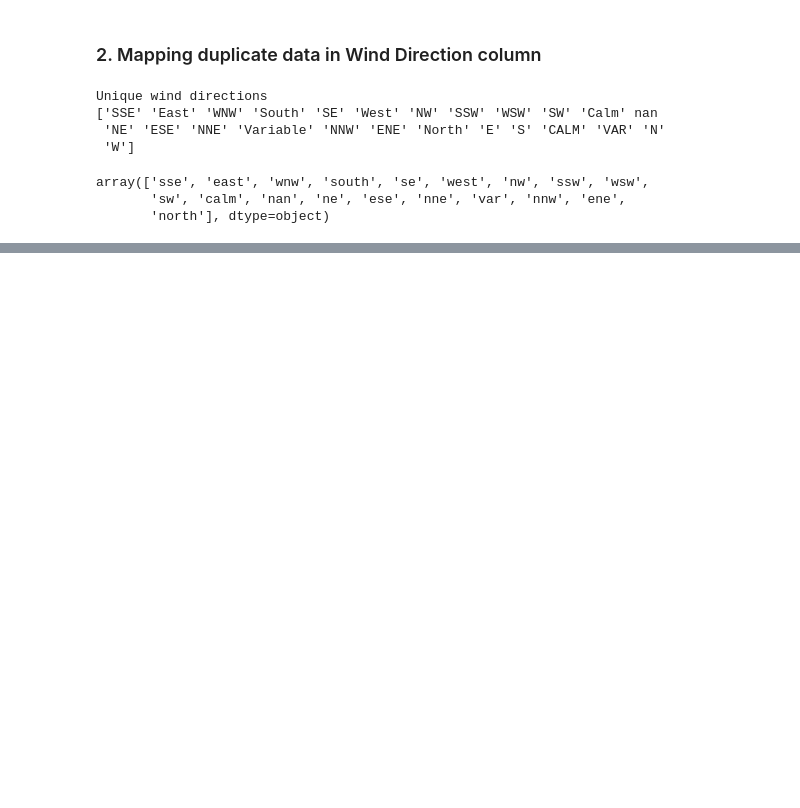
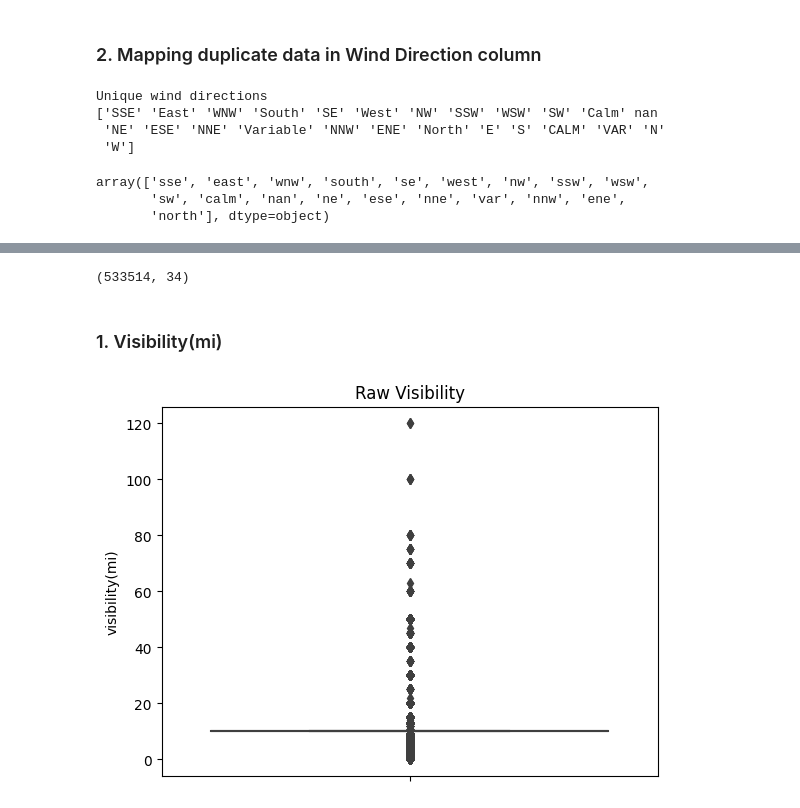
Before and after one commit to Govind-Asawa/US_Car_Accidents, a Jupyter notebook: ML_US_Car_accidents.ipynb, the cells around one changed output, grey strips where cells are left out. Drawn from its saved outputs; the diff is of its cells as text; code cells hidden in the pictures; blank space fills up the shorter version.

```diff
--- a/ML_US_Car_accidents.ipynb
+++ b/ML_US_Car_accidents.ipynb
@@ -364,0 +395,2 @@ array(['sse', 'east', 'wnw', 'south', 'se', 'west', 'nw', 'ssw', 'wsw',
+# %%
+df.drop(['roundabout', 'turning_loop'], axis = 1, inplace = True)
@@ -364,0 +404,13 @@ array(['sse', 'east', 'wnw', 'south', 'se', 'west', 'nw', 'ssw', 'wsw',
+# %%
+df2 = df.copy()
+df2.shape
+# %% [output]
+(533514, 34)
+# %% [markdown]
+### 1. Visibility(mi)
+# %%
+sns.boxplot(data = df2, y='visibility(mi)')
+plt.title("Raw Visibility")
+plt.show()
+# %% [output]
+[figure, added]
```
Also changed, not shown: parts of 76 cells of this notebook.
